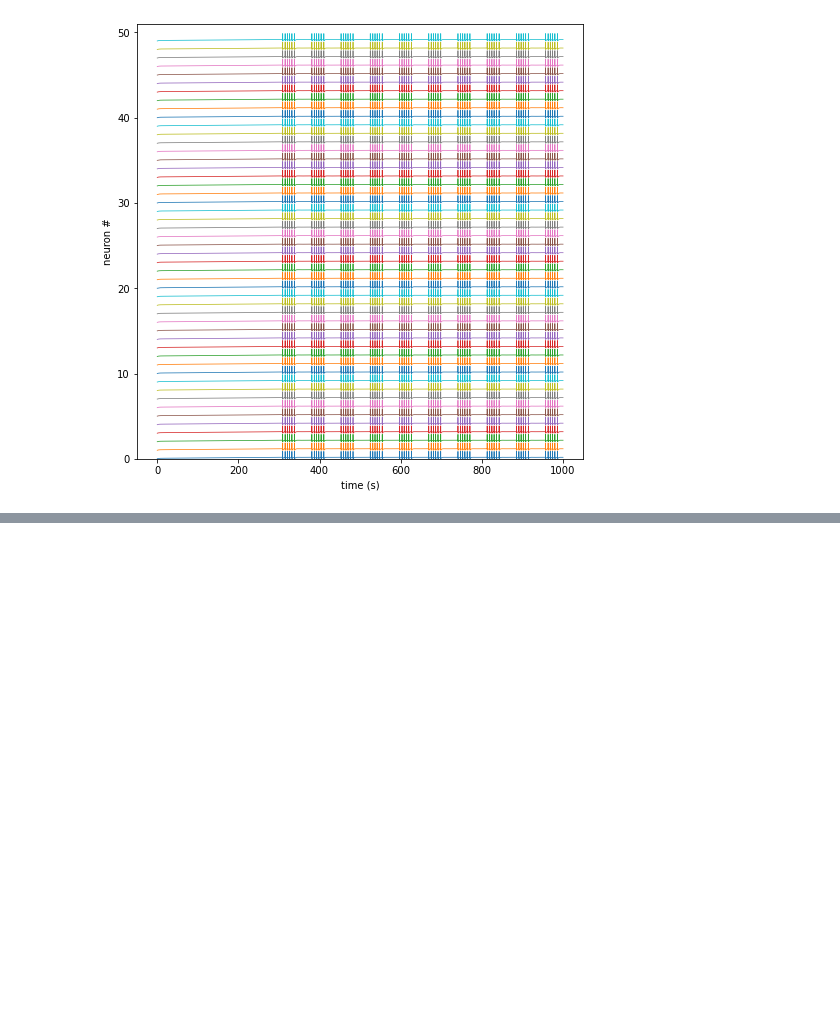
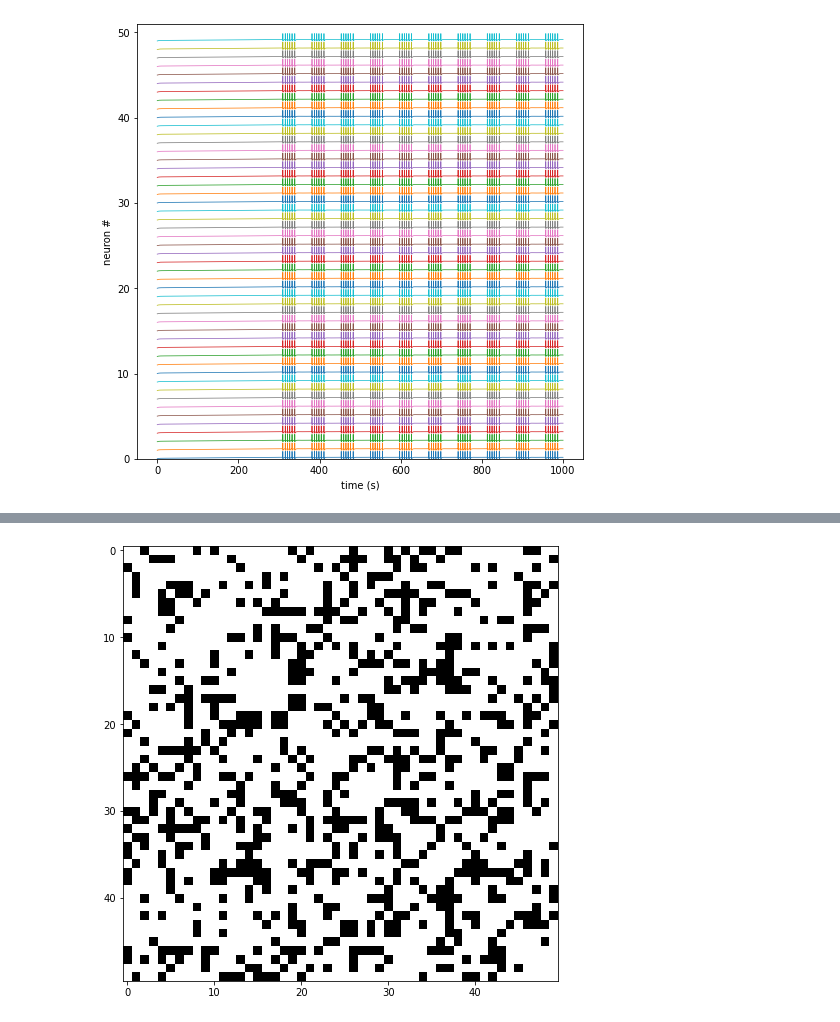
Before and after one commit to hengjiwang/hydranerv, a Jupyter notebook: hydranerv/models/network/sim_gap_junction_randnet.ipynb, the cells around one changed output, grey strips where cells are left out. Drawn from its saved outputs; the diff is of its cells as text; code cells hidden in the pictures; blank space fills up the shorter version.

```diff
--- a/hydranerv/models/network/sim_gap_junction_randnet.ipynb
+++ b/hydranerv/models/network/sim_gap_junction_randnet.ipynb
@@ -56,0 +78,22 @@ plt.show()
+# %%
+N = 50
+GC = 100
+DENSITY = .3
+TMAX = 1000
+T_REF = .1
+WNOISE = 5000
+# %%
+# define edges
+edges = []
+for i in range(N):
+    for j in range(i+1, N):
+        if np.random.rand() < DENSITY and (i, j) not in edges:
+            edges.append((i, j))
+
+# initiate network
+ntwk = Network(num=N, edges=edges, gc=GC, tmax=TMAX, pacemakers=range(N), conn_type='gap_junction', wnoise=WNOISE)
+
+# display connection matrix
+ntwk.disp_conn_mat()
+# %% [output]
+[figure, added]
```
Also changed, not shown: parts of 20 cells of this notebook, 7 other files.
